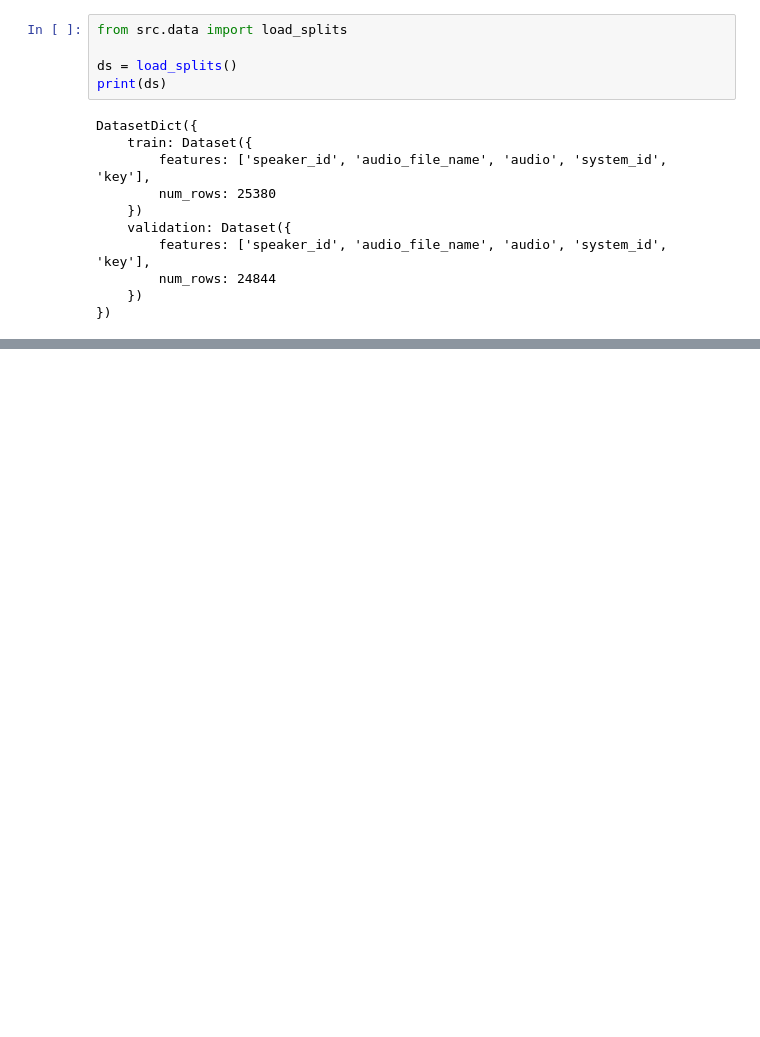
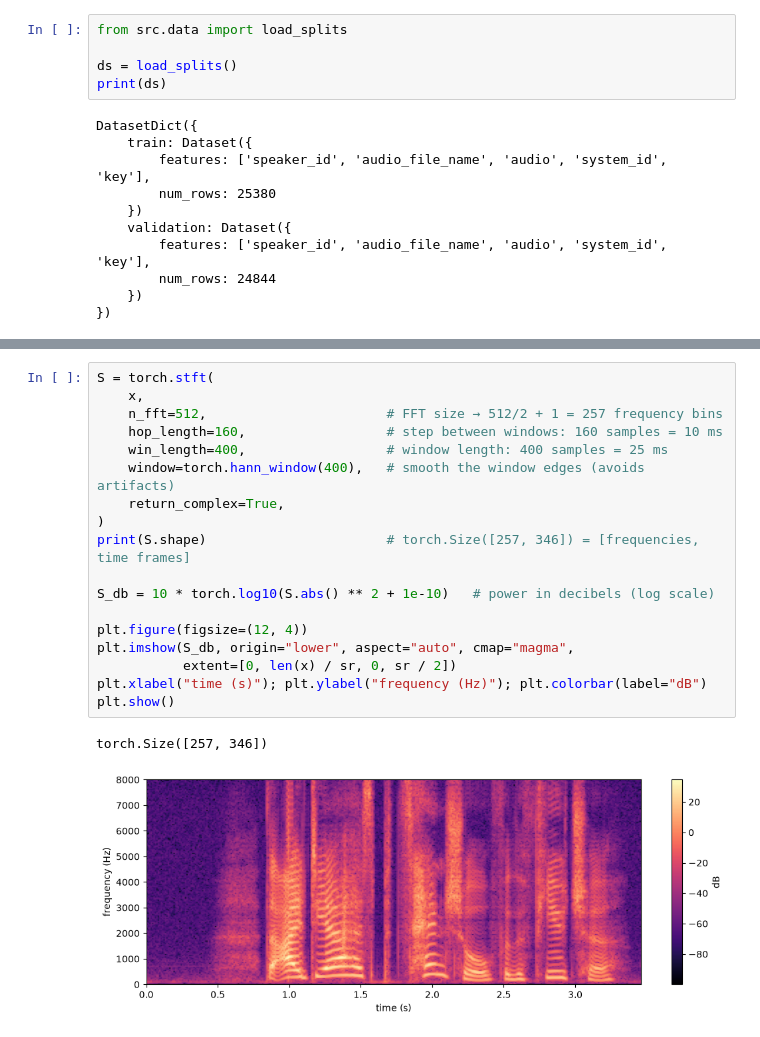
Before and after one commit to Yanis-Blot/speech-deepfake-detection, a Jupyter notebook: notebooks/data_exploration.ipynb, the cells around one changed output, grey strips where cells are left out. Drawn from its saved outputs; the diff is of its cells as text; blank space fills up the shorter version.

```diff
--- a/notebooks/data_exploration.ipynb
+++ b/notebooks/data_exploration.ipynb
@@ -56,0 +101,21 @@ AttributeError: 'dict' object has no attribute 'get_all_samples'
+# %%
+S = torch.stft(
+    x,
+    n_fft=512,                       # FFT size → 512/2 + 1 = 257 frequency bins
+    hop_length=160,                  # step between windows: 160 samples = 10 ms
+    win_length=400,                  # window length: 400 samples = 25 ms
+    window=torch.hann_window(400),   # smooth the window edges (avoids artifacts)
+    return_complex=True,
+)
+print(S.shape)                       # torch.Size([257, 346]) = [frequencies, time frames]
+
+S_db = 10 * torch.log10(S.abs() ** 2 + 1e-10)   # power in decibels (log scale)
+
+plt.figure(figsize=(12, 4))
+plt.imshow(S_db, origin="lower", aspect="auto", cmap="magma",
+           extent=[0, len(x) / sr, 0, sr / 2])
+plt.xlabel("time (s)"); plt.ylabel("frequency (Hz)"); plt.colorbar(label="dB")
+plt.show()
+# %% [output]
+torch.Size([257, 346])
+[figure, added]
```
Also changed, not shown: parts of 9 cells of this notebook.
